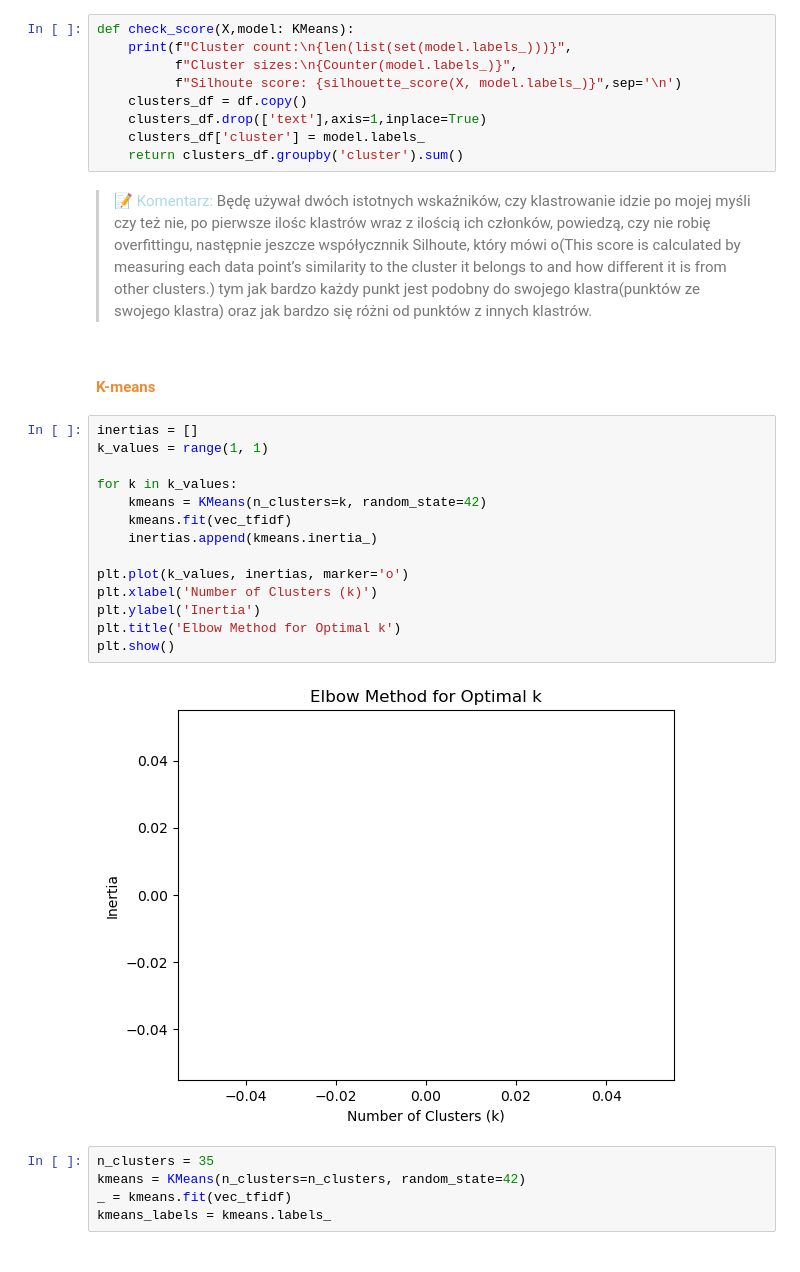
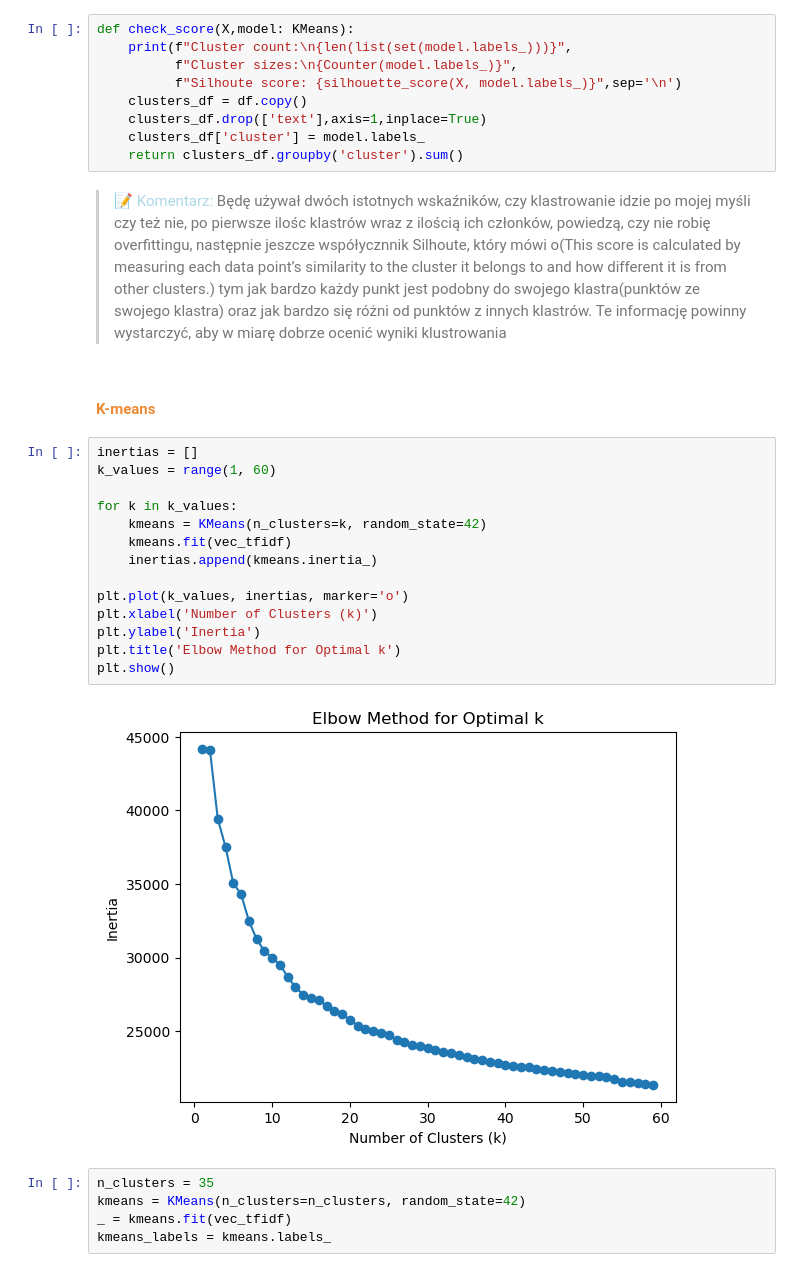
Before and after one commit to JHeczko/dataScience_kurs, a Jupyter notebook: Clusterization/Advanced/clusterization_advanced.ipynb, the cells around one changed output. Cells and saved outputs as stored; diff of their text form.

Commit message:
done clusters

```diff
--- a/Clusterization/Advanced/clusterization_advanced.ipynb
+++ b/Clusterization/Advanced/clusterization_advanced.ipynb
@@ -290,25 +294,25 @@ def check_score(X,model: KMeans):
     clusters_df['cluster'] = model.labels_
     return clusters_df.groupby('cluster').sum()
 # %% [markdown]
-> 📝 <span style="color:lightblue">Komentarz:</span> Będę używał dwóch istotnych wskaźników, czy klastrowanie idzie po mojej myśli czy też nie, po pierwsze ilośc klastrów wraz z ilością ich członków, powiedzą, czy nie robię overfittingu, następnie jeszcze współycznnik Silhoute, który mówi o(This score is calculated by measuring each data point’s similarity to the cluster it belongs to and how different it is from other clusters.) tym jak bardzo każdy punkt jest podobny do swojego klastra(punktów ze swojego klastra) oraz jak bardzo się różni od punktów z innych klastrów.
+> 📝 <span style="color:lightblue">Komentarz:</span> Będę używał dwóch istotnych wskaźników, czy klastrowanie idzie po mojej myśli czy też nie, po pierwsze ilośc klastrów wraz z ilością ich członków, powiedzą, czy nie robię overfittingu, następnie jeszcze współycznnik Silhoute, który mówi o(This score is calculated by measuring each data point’s similarity to the cluster it belongs to and how different it is from other clusters.) tym jak bardzo każdy punkt jest podobny do swojego klastra(punktów ze swojego klastra) oraz jak bardzo się różni od punktów z innych klastrów. Te informację powinny wystarczyć, aby w miarę dobrze ocenić wyniki klustrowania
 # %% [markdown]
 #### <span style="color:#eb8c34"><b>K-means
 # %%
 inertias = []
-k_values = range(1, 1)
+k_values = range(1, 60)
 
 for k in k_values:
     kmeans = KMeans(n_clusters=k, random_state=42)
     kmeans.fit(vec_tfidf)
     inertias.append(kmeans.inertia_)
 
 plt.plot(k_values, inertias, marker='o')
 plt.xlabel('Number of Clusters (k)')
 plt.ylabel('Inertia')
 plt.title('Elbow Method for Optimal k')
 plt.show()
 # %% [output]
-[figure, old version]
+[figure, new version]
 # %%
 n_clusters = 35
 kmeans = KMeans(n_clusters=n_clusters, random_state=42)
```
Also changed, not shown: parts of 8 cells of this notebook.
